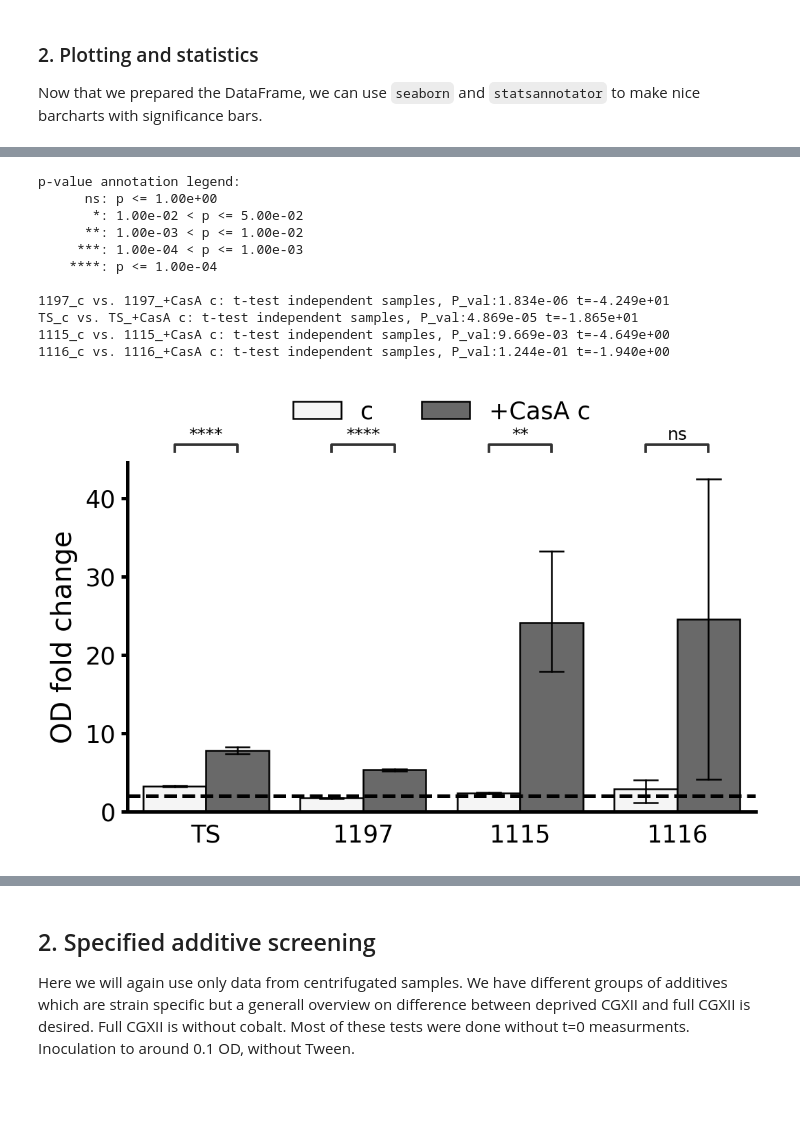
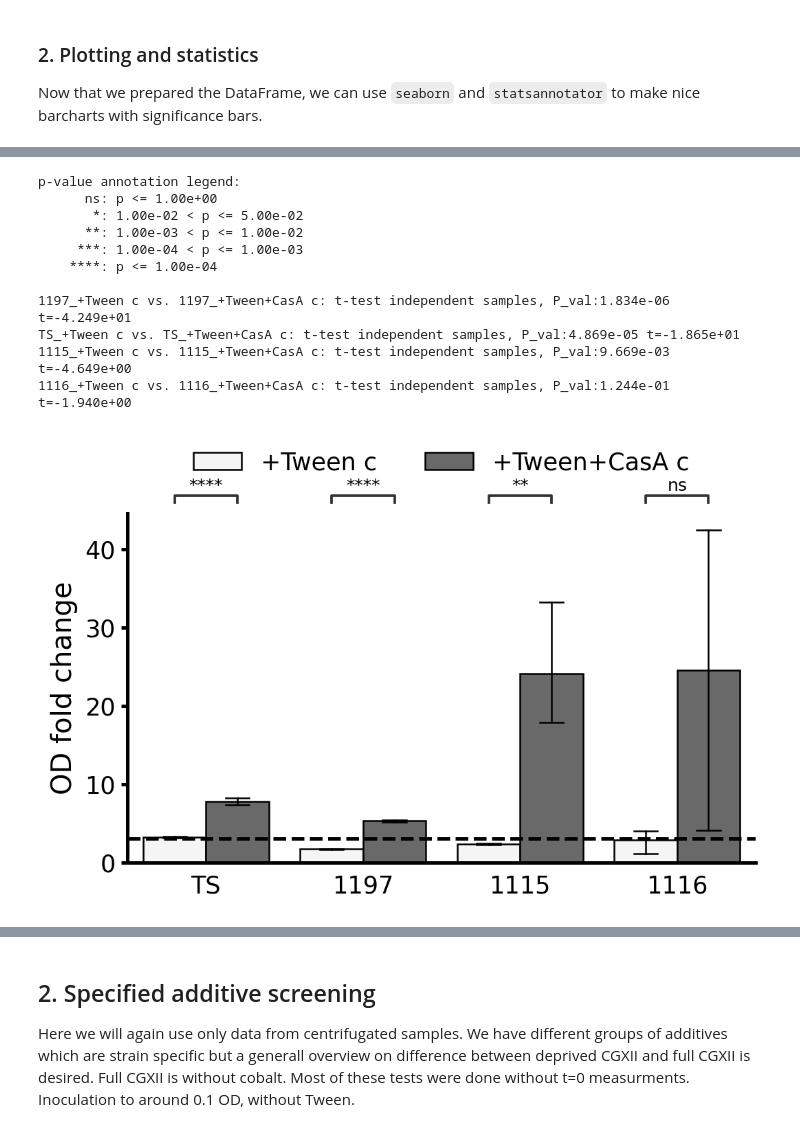
Before and after one commit to draeger-lab/C_striatum_wetlab, a Jupyter notebook: binary_growth_phenotypes/code/binary_eval.ipynb, the cells around one changed output, grey strips where cells are left out. Drawn from its saved outputs; the diff is of its cells as text; code cells hidden in the pictures; blank space fills up the shorter version.

```diff
--- a/binary_growth_phenotypes/code/binary_eval.ipynb
+++ b/binary_growth_phenotypes/code/binary_eval.ipynb
@@ -140,19 +160,19 @@ ValueError: Missing hue value `c` in short (specified in `pairs`)
 # %%
-hue_order = ['c', '+CasA c']
+hue_order = ['+Tween c', '+Tween+CasA c']
 create_barplot_stats(data,x,y,hue,hue_order)
 plt.tight_layout()
-plt.savefig('figures/plots_with_stats/casa.png')
+#plt.savefig('figures/plots_with_stats/casa.png')
 # %% [output]
 p-value annotation legend:
       ns: p <= 1.00e+00
        *: 1.00e-02 < p <= 5.00e-02
       **: 1.00e-03 < p <= 1.00e-02
      ***: 1.00e-04 < p <= 1.00e-03
     ****: p <= 1.00e-04
 
-1197_c vs. 1197_+CasA c: t-test independent samples, P_val:1.834e-06 t=-4.249e+01
-TS_c vs. TS_+CasA c: t-test independent samples, P_val:4.869e-05 t=-1.865e+01
-1115_c vs. 1115_+CasA c: t-test independent samples, P_val:9.669e-03 t=-4.649e+00
-1116_c vs. 1116_+CasA c: t-test independent samples, P_val:1.244e-01 t=-1.940e+00
+1197_+Tween c vs. 1197_+Tween+CasA c: t-test independent samples, P_val:1.834e-06 t=-4.249e+01
+TS_+Tween c vs. TS_+Tween+CasA c: t-test independent samples, P_val:4.869e-05 t=-1.865e+01
+1115_+Tween c vs. 1115_+Tween+CasA c: t-test independent samples, P_val:9.669e-03 t=-4.649e+00
+1116_+Tween c vs. 1116_+Tween+CasA c: t-test independent samples, P_val:1.244e-01 t=-1.940e+00
-[figure, old version]
+[figure, new version]
 # %%
```
Also changed, not shown: parts of 22 cells of this notebook, 4 other files.
